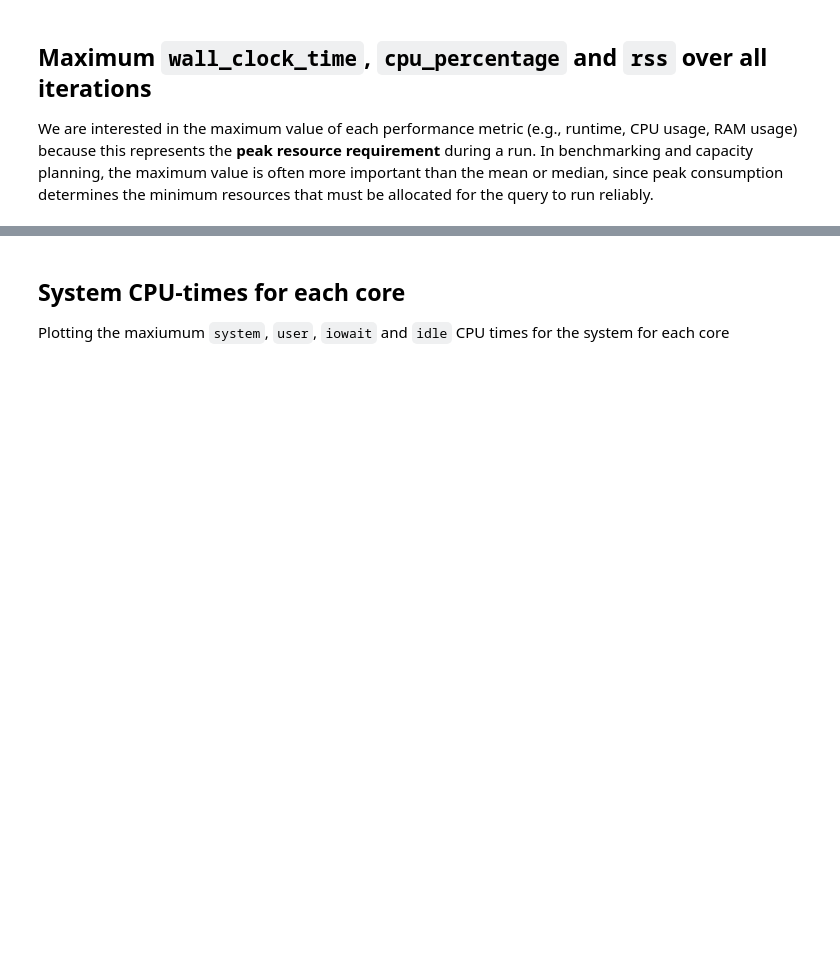
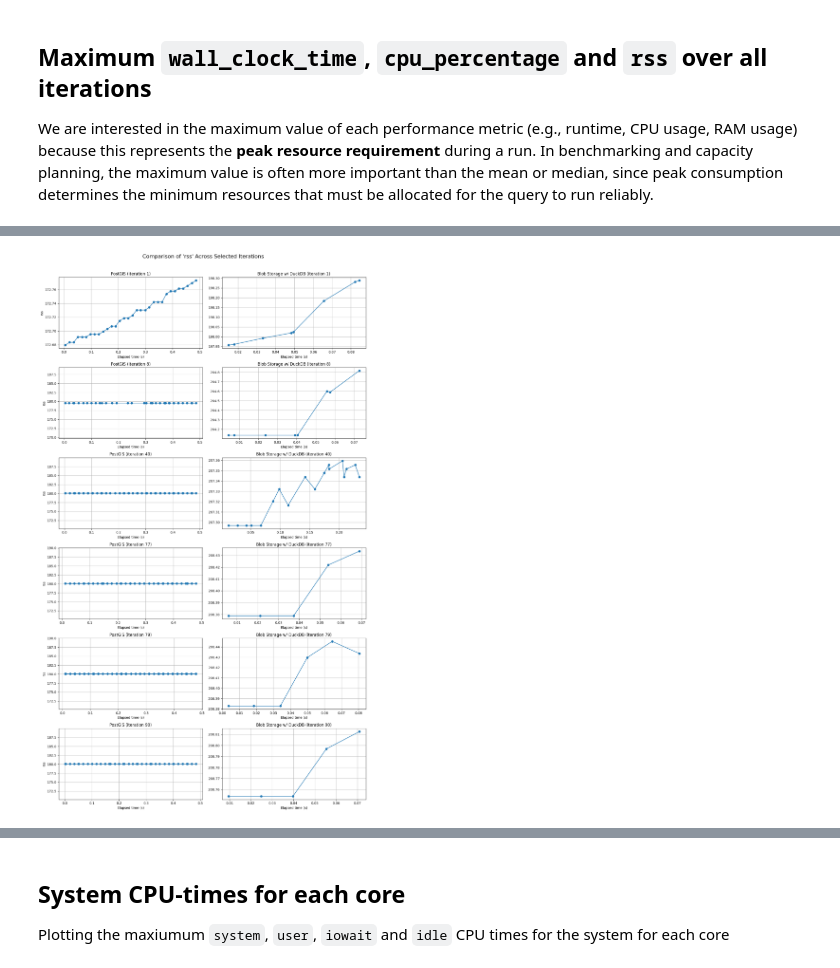
Before and after one commit to kartAI/doppa-analytics, a Jupyter notebook: 01-db-scan.ipynb, the cells around one changed output, grey strips where cells are left out. Cells and saved outputs as stored; diff of their text form; code cells hidden in the pictures; blank space fills up the shorter version.

```diff
--- a/01-db-scan.ipynb
+++ b/01-db-scan.ipynb
@@ -169,0 +204,12 @@ linechart(
+# %%
+linechart_per_iteration(
+    dict_a=traditional_dfs,
+    dict_b=cn_dfs,
+    parameter="rss",
+    iterations=iterations,
+    label_a="PostGIS",
+    label_b="Blob Storage w/ DuckDB",
+    share_y=False
+)
+# %% [output]
+[figure, added]
```
Also changed, not shown: parts of 22 cells of this notebook.
